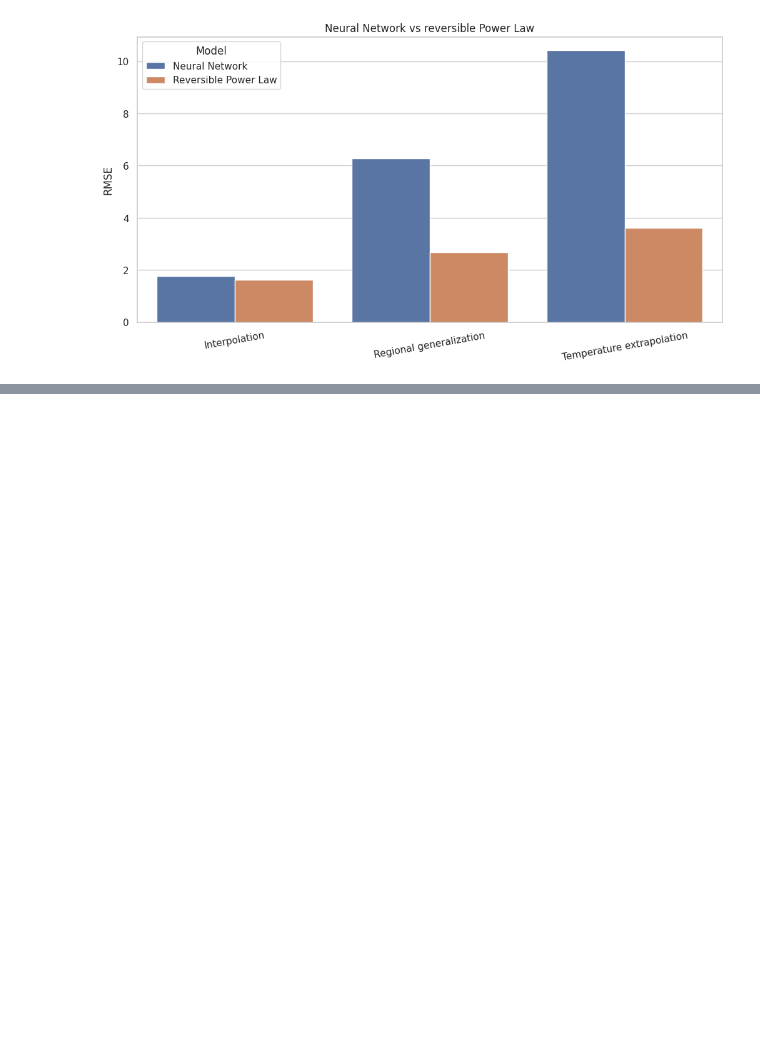
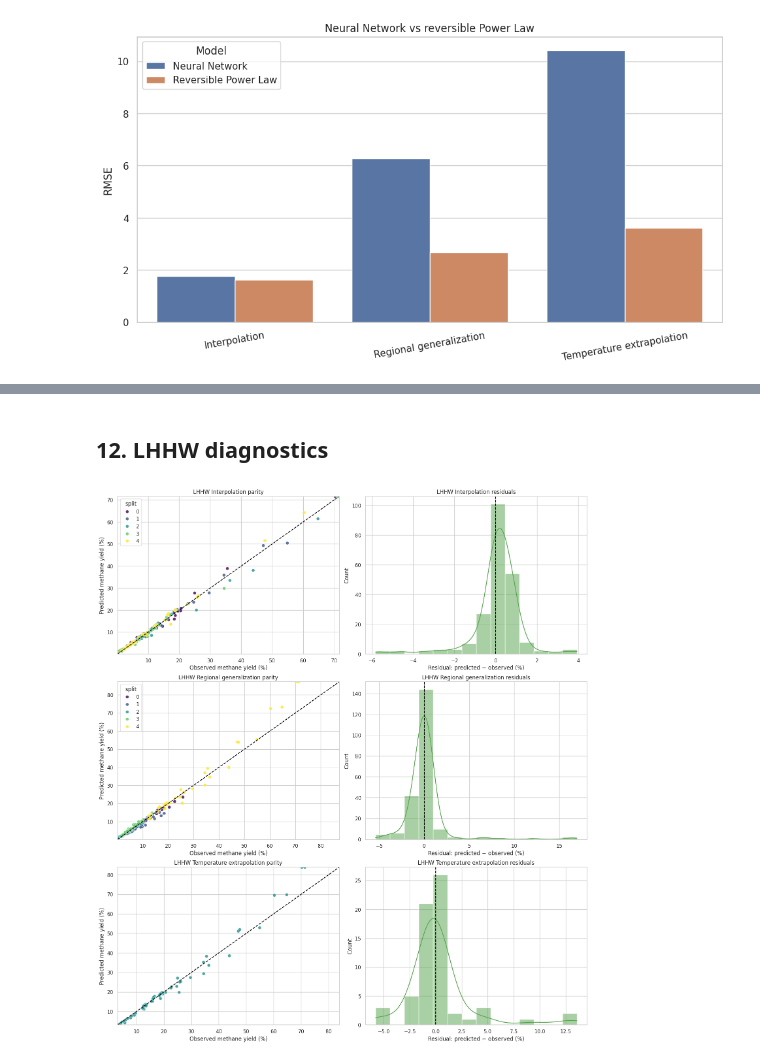
Before and after one commit to oafidi/co2-methanation-ml, a Jupyter notebook: notebooks/physics_based_kinetic_modeling.ipynb, the cells around one changed output, grey strips where cells are left out. Saved outputs shown, nothing was run; the diff lists cells and outputs as text; code cells hidden in the pictures; blank space fills up the shorter version.

Commit message:
feat: Add LHHW modeling and three-model comparison

```diff
--- a/notebooks/physics_based_kinetic_modeling.ipynb
+++ b/notebooks/physics_based_kinetic_modeling.ipynb
@@ -643,0 +1185,40 @@ The Langmuir−Hinshelwood-Hougen-Watson (LHHW) model is the logical next kineti
+# %% [markdown]
+## 12. LHHW diagnostics
+# %%
+fig, axes = plt.subplots(3, 2, figsize=(15, 17), constrained_layout=True)
+plot_protocols = [
+    ('interpolation', 'Interpolation'),
+    ('region_generalization', 'Regional generalization'),
+    ('temperature_extrapolation', 'Temperature extrapolation'),
+]
+
+for row_index, (protocol, title) in enumerate(plot_protocols):
+    selected = lhhw_predictions[lhhw_predictions['protocol'] == protocol]
+    limits = parity_limits(selected)
+    sns.scatterplot(
+        data=selected, x='observed', y='predicted', hue='split',
+        palette='viridis', s=48, alpha=0.8, ax=axes[row_index, 0],
+        legend=protocol != 'temperature_extrapolation',
+    )
+    axes[row_index, 0].plot(
+        limits, limits, '--', color='black', label='Perfect prediction'
+    )
+    axes[row_index, 0].set(
+        xlim=limits, ylim=limits, title=f'LHHW {title} parity',
+        xlabel='Observed methane yield (%)',
+        ylabel='Predicted methane yield (%)',
+    )
+    sns.histplot(
+        data=selected, x='residual', bins=14, kde=True,
+        color='#54A24B', ax=axes[row_index, 1],
+    )
+    axes[row_index, 1].axvline(0.0, color='black', linestyle='--')
+    axes[row_index, 1].set(
+        title=f'LHHW {title} residuals',
+        xlabel='Residual: predicted − observed (%)', ylabel='Count',
+    )
+
+fig.savefig(RESULT_DIR / 'lhhw_diagnostics.png', dpi=180, bbox_inches='tight')
+plt.show()
+# %% [output]
+[figure, added]
```
Also changed, not shown: parts of 16 cells of this notebook, 4 other files.
